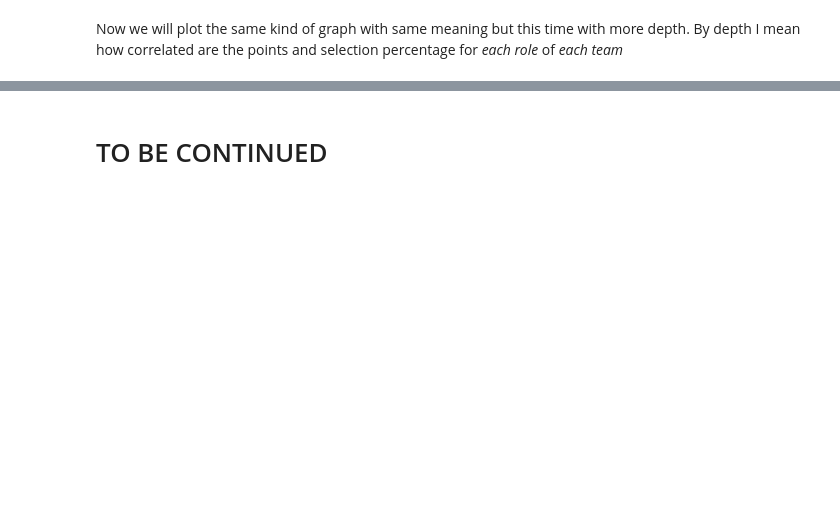
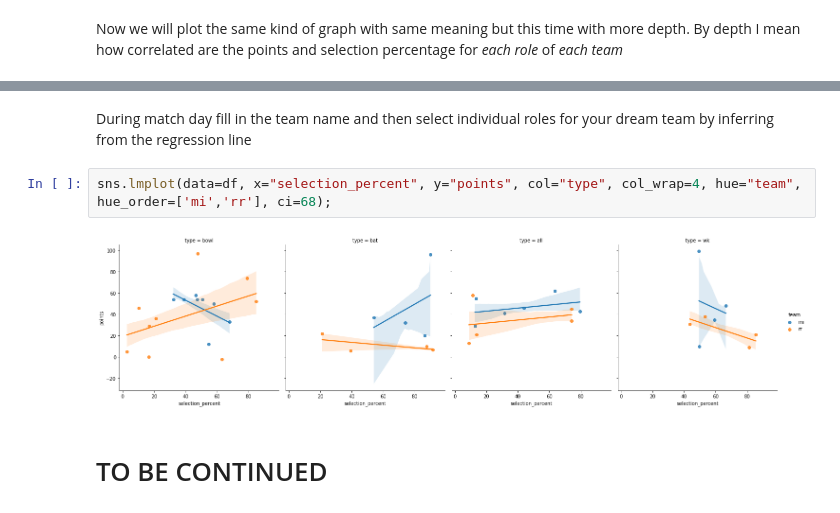
Before and after one commit to sarathsajan/dream11-predictor, a Jupyter notebook: Dream11_predictor.ipynb, the cells around one changed output, grey strips where cells are left out. Drawn from its saved outputs; the diff is of its cells as text; blank space fills up the shorter version.

```diff
--- a/Dream11_predictor.ipynb
+++ b/Dream11_predictor.ipynb
@@ -117,2 +117,8 @@ sns.lmplot(data=df, x="selection_percent", y="points", col="team", col_wrap=4, h
+# %% [markdown]
+During match day fill in the team name and then select individual roles for your dream team by inferring from the regression line
+# %%
+sns.lmplot(data=df, x="selection_percent", y="points", col="type", col_wrap=4, hue="team", hue_order=['mi','rr'], ci=68);
+# %% [output]
+[figure, added]
 # %% [markdown]
 # TO BE CONTINUED
```
Also changed, not shown: parts of 5 cells of this notebook.
